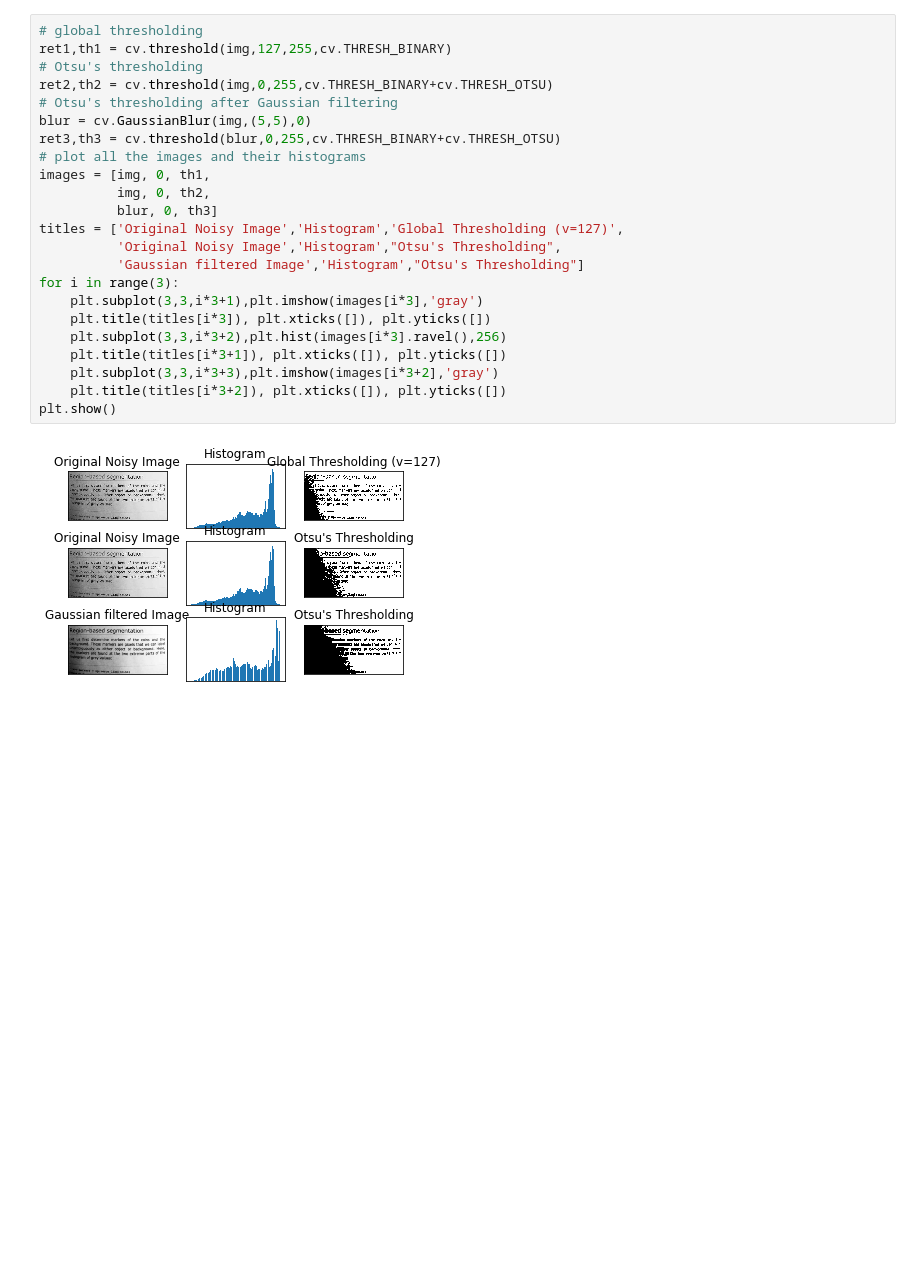
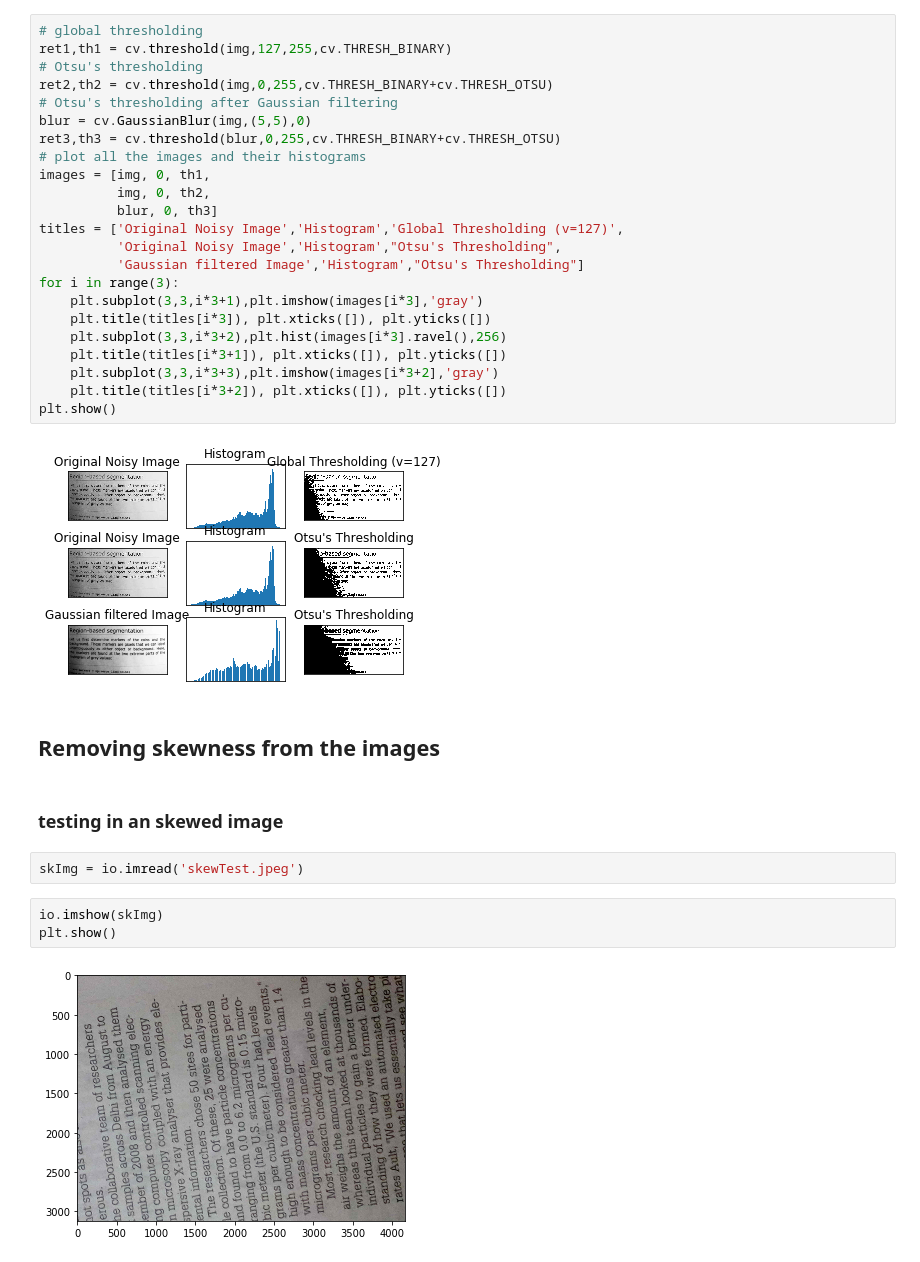
Before and after one commit to Chrisvimu/cv-forteachers, a Jupyter notebook: code/alumnoAyudante.ipynb, the cells around one changed output. Cells and saved outputs as stored; diff of their text form; blank space fills up the shorter version.

```diff
--- a/code/alumnoAyudante.ipynb
+++ b/code/alumnoAyudante.ipynb
@@ -77,3 +149,14 @@ for i in range(3):
 plt.show()
 # %% [output]
 [figure]
+# %% [markdown]
+<h2>Removing skewness from the images</h2>
+# %% [markdown]
+<h3>testing in an skewed image</h3>
+# %%
+skImg = io.imread('skewTest.jpeg')
+# %%
+io.imshow(skImg)
+plt.show()
+# %% [output]
+[figure, added]
```
Also changed, not shown: parts of 22 cells of this notebook, 4 other files.
